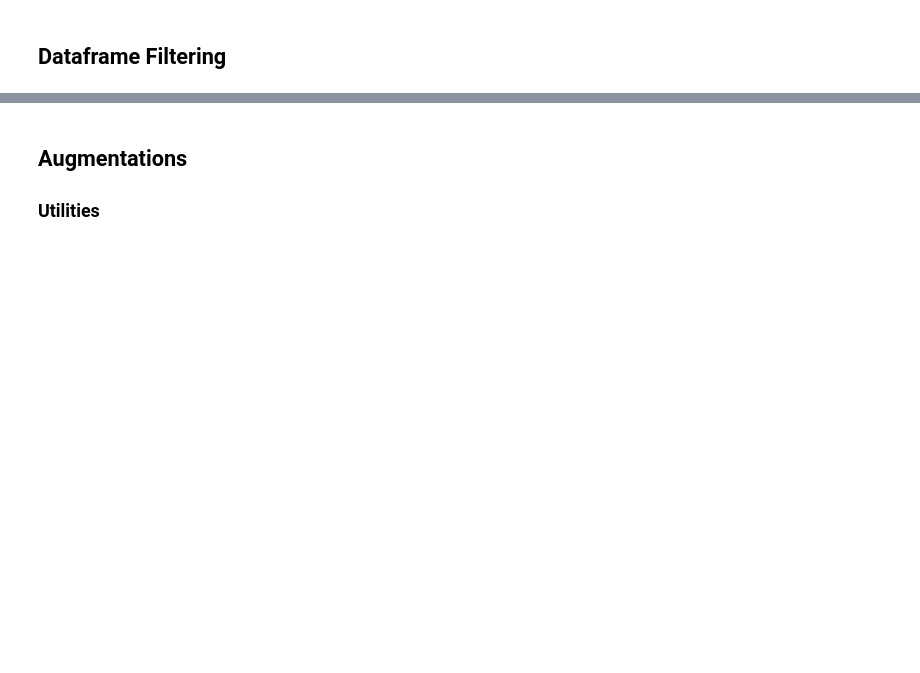
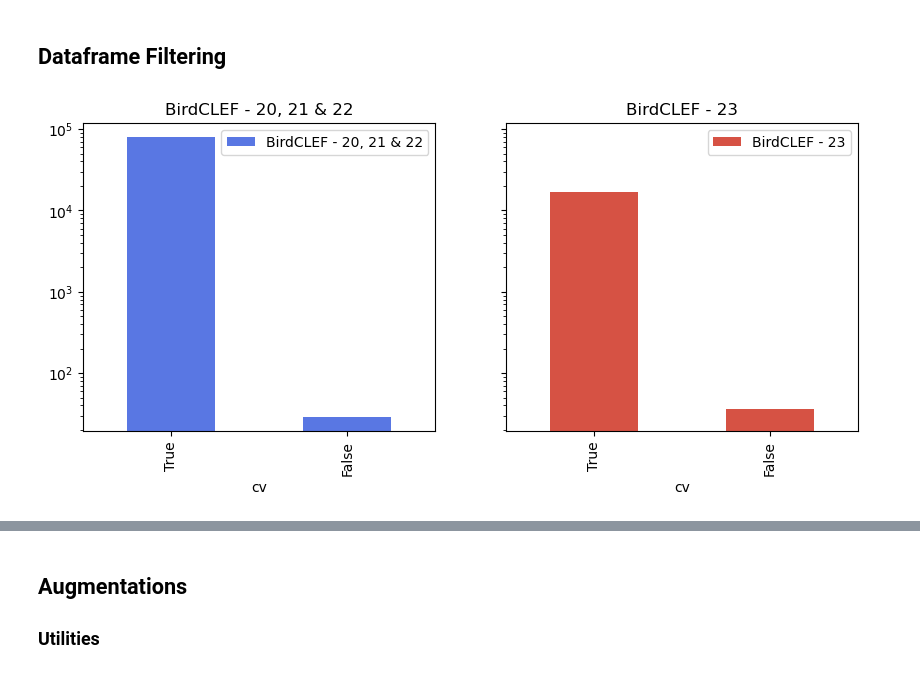
Before and after one commit to Graham-Broughton/birds, a Jupyter notebook: notebooks/4.Xtra-Data.ipynb, the cells around one changed output, grey strips where cells are left out. Drawn from its saved outputs; the diff is of its cells as text; code cells hidden in the pictures; blank space fills up the shorter version.

```diff
--- a/notebooks/4.Xtra-Data.ipynb
+++ b/notebooks/4.Xtra-Data.ipynb
@@ -439,3 +459,24 @@ def downsample_data(df, thr=500):
     down_df = pd.concat([df] + down_dfs, axis=0, ignore_index=True)
 
     return down_df
+# %%
+# Filter data
+f_df = filter_data(df_pre, thr=5)
+
+plt.figure(figsize=(10, 4))
+ax1 = plt.subplot(1, 2, 1)
+f_df.cv.value_counts().plot.bar(legend=True, color=cmap(0.1))
+plt.yscale("log")
+plt.title("BirdCLEF - 20, 21 & 22")
+plt.legend(["BirdCLEF - 20, 21 & 22"])
+
+f_df = filter_data(df_23, thr=5)
+ax2 = plt.subplot(1, 2, 2, sharey = ax1)
+f_df.cv.value_counts().plot.bar(legend=True, color=cmap(0.9))
+plt.yscale("log")
+plt.title("BirdCLEF - 23")
+plt.legend(["BirdCLEF - 23"])
+
+plt.show()
+# %% [output]
+[figure, added]
```
Also changed, not shown: parts of 19 cells of this notebook, 1 other file.
